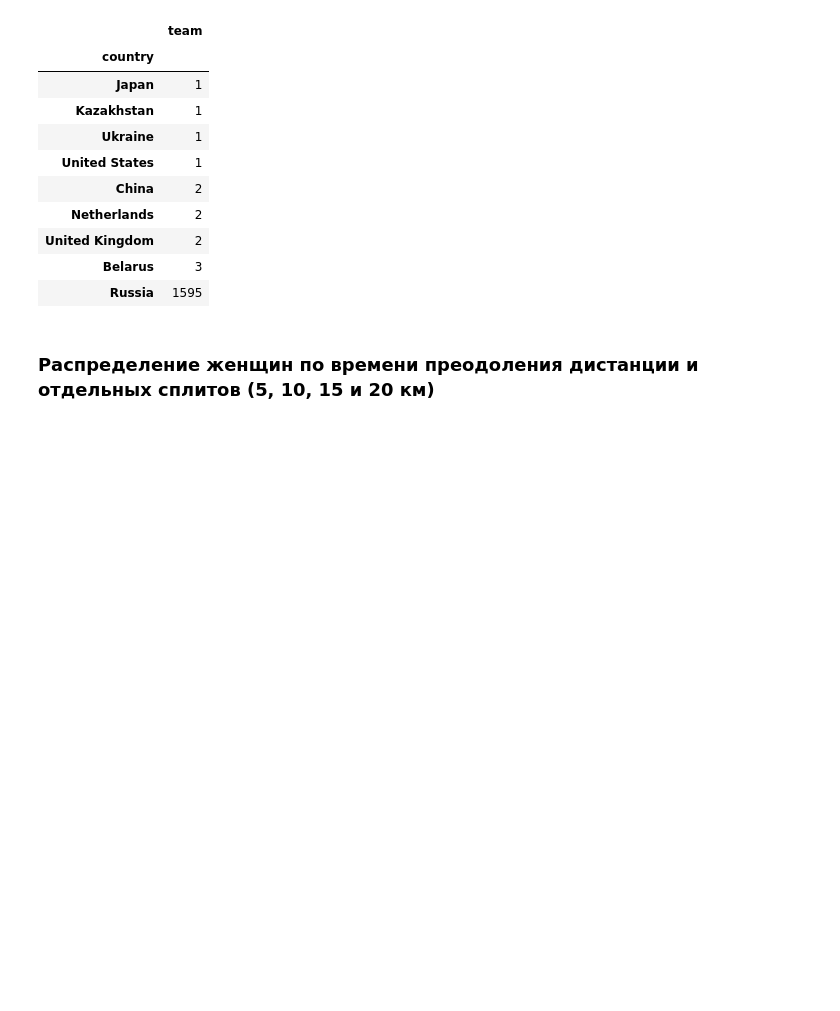
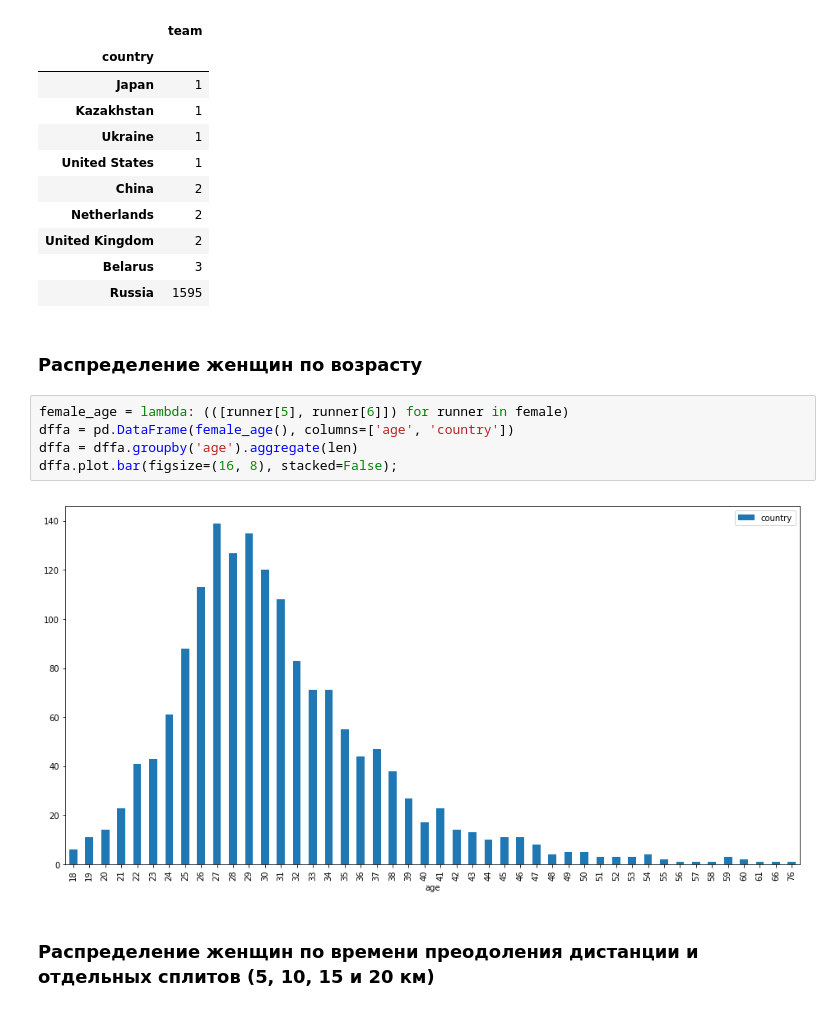
Before and after one commit to 185112007/notebooks, a Jupyter notebook: moscow-hm-2017.ipynb, the cells around one changed output. Drawn from its saved outputs; the diff is of its cells as text; blank space fills up the shorter version.

```diff
--- a/moscow-hm-2017.ipynb
+++ b/moscow-hm-2017.ipynb
@@ -303,6 +311,15 @@ countries.tail(9) # все страны с более, чем одним уча
 | United Kingdom | 2 |
 | Belarus | 3 |
 | Russia | 1595 |
+# %% [markdown]
+### Распределение женщин по возрасту
+# %%
+female_age = lambda: (([runner[5], runner[6]]) for runner in female)
+dffa = pd.DataFrame(female_age(), columns=['age', 'country'])
+dffa = dffa.groupby('age').aggregate(len)
+dffa.plot.bar(figsize=(16, 8), stacked=False);
+# %% [output]
+[figure, added]
 # %% [markdown]
 ### Распределение женщин по времени преодоления дистанции и отдельных сплитов (5, 10, 15 и 20 км)
 # %%
```
Also changed, not shown: parts of 6 cells of this notebook.
